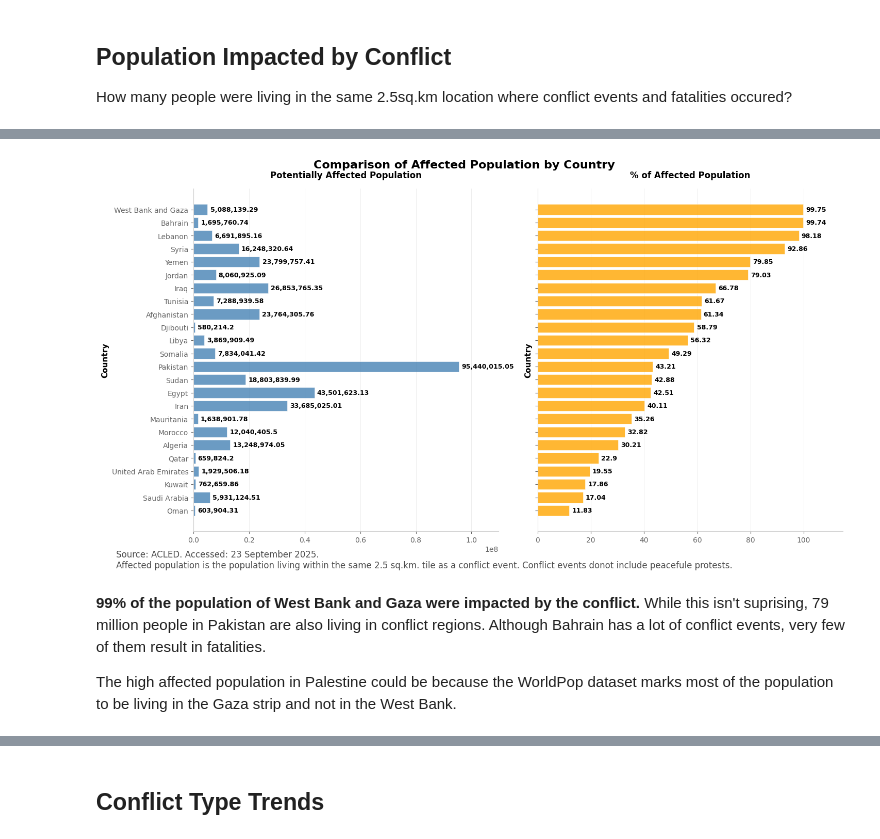
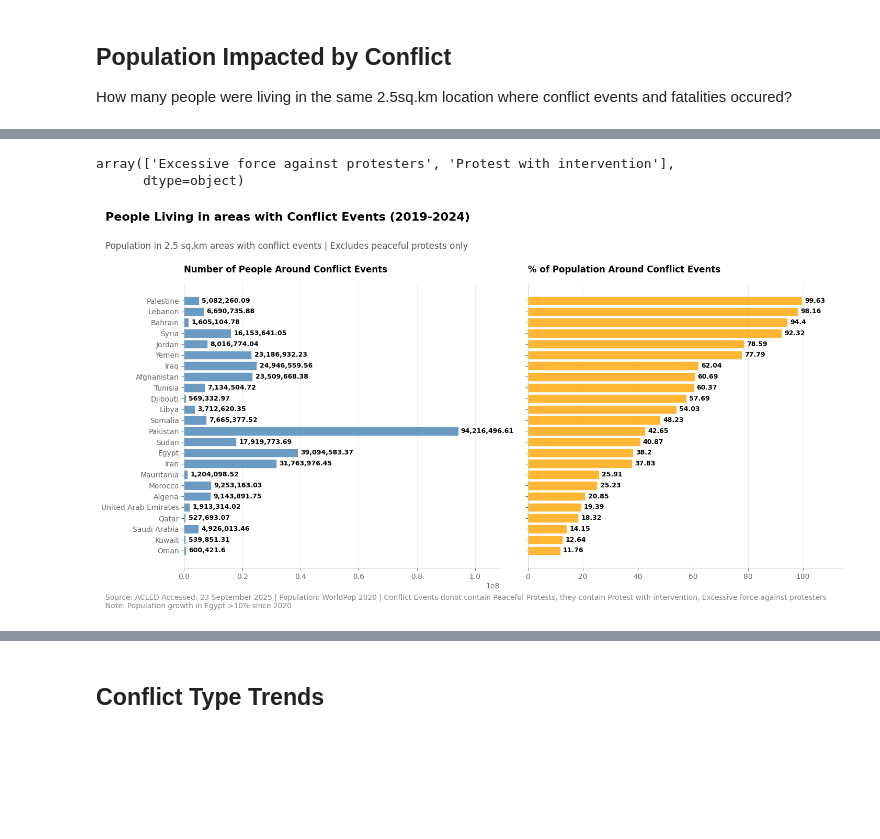
Before and after one commit to worldbank/MENA-FCV-economic-monitor, a Jupyter notebook: notebooks/conflict/acled.ipynb, the cells around one changed output, grey strips where cells are left out. Drawn from its saved outputs; the diff is of its cells as text; code cells hidden in the pictures; blank space fills up the shorter version.

Commit message:
visual changes

```diff
--- a/notebooks/conflict/acled.ipynb
+++ b/notebooks/conflict/acled.ipynb
@@ -206,12 +181,12 @@ conflict_regional_quad12_quarter.to_csv(f'../../data/conflict/conflict_quad12_re
 # %%
 regional_boundary_h3_4 = processing.convert_to_h3_grid(boundaries_adm0, 4)
 # %%
-conflict_national_h3_4 = get_conflict_at_aggregation(regional_boundary_h3_4, 'h3_index', data)
-#conflict_national_q7 = get_national_conflict_at_aggregation(regional_boundary_quadkey7, 'index', data)
-conflict_national_q12 = get_national_conflict_at_aggregation(regional_boundary_quadkey12, 'index', data)
-# conflict_national_q12_noprotest= data[data['event_type'].isin(['Battles',  'Riots',
-#        'Explosions/Remote violence', 'Violence against civilians'])]
-# conflict_national_q12_noprotest = get_national_conflict_at_aggregation(regional_boundary_quadkey12,'index', conflict_national_q12_noprotest )
+# conflict_national_h3_4 = get_conflict_at_aggregation(regional_boundary_h3_4, 'h3_index', data)
+# #conflict_national_q7 = get_national_conflict_at_aggregation(regional_boundary_quadkey7, 'index', data)
+# conflict_national_q12 = get_national_conflict_at_aggregation(regional_boundary_quadkey12, 'index', data)
+conflict_national_q12_noprotest= data[data['event_type'].isin(['Battles',  'Riots',
+       'Explosions/Remote violence', 'Violence against civilians'])]
+conflict_national_q12_noprotest = get_national_conflict_at_aggregation(regional_boundary_quadkey12,'index', conflict_national_q12_noprotest )
 # %%
 #boundaries_quad12.reset_index().to_file('../../data/boundaries/MENAP_regional_quadkey12.gpkg')
 # %% [markdown]
@@ -391,8 +366,8 @@ pop_country.loc[pop_country['country'] == 'Syrian Arab Republic', 'country'] = '
 code_to_country = pop_country[['country_code', 'country']].drop_duplicates().set_index('country_code').to_dict()['country']
 country_to_code = pop_country[['country_code', 'country']].drop_duplicates().set_index('country').to_dict()['country_code']
 # %%
-conflict_national_q12['country_code'] = conflict_national_q12['country'].map(country_to_code)
-#conflict_national_q12_noprotest['country_code'] = conflict_national_q12_noprotest['country'].map(country_to_code)
+#conflict_national_q12['country_code'] = conflict_national_q12['country'].map(country_to_code)
+conflict_national_q12_noprotest['country_code'] = conflict_national_q12_noprotest['country'].map(country_to_code)
 # %%
 pop.rename(columns={'country': 'country_code'}, inplace=True)
 pop['country'] = pop['country_code'].map(code_to_country)
@@ -401,11 +376,12 @@ merged = conflict_national_q12.merge(pop[['index', 'population', 'country']],on=
 merged = merged.groupby(['country', 'country_code'])[['nrEvents', 'nrFatalities', 'population']].sum().reset_index()
 merged = merged.merge(pop_country, on=['country_code', 'country'])
 # %%
-# merged_noprotest = conflict_national_q12_noprotest.merge(pop[['index', 'population', 'country']],on=['index', 'country'], how='left')
-# merged_noprotest = merged_noprotest.groupby(['country', 'country_code'])[['nrEvents', 'nrFatalities', 'population']].sum().reset_index()
-# merged_noprotest = merged_noprotest.merge(pop_country, on=['country', 'country_code'], how='left')
+merged_noprotest = conflict_national_q12_noprotest.merge(pop[['index', 'population', 'country']],on=['index', 'country'], how='left')
+merged_noprotest = merged_noprotest.groupby(['country', 'country_code'])[['nrEvents', 'nrFatalities', 'population']].sum().reset_index()
+merged_noprotest = merged_noprotest.merge(pop_country, on=['country', 'country_code'], how='left')
 # %%
 merged['pc_population'] = 100*merged['population']/merged['totalPopulation']
+merged_noprotest['pc_population'] = 100*merged_noprotest['population']/merged_noprotest['totalPopulation']
 # %%
 conflict_national_q12.to_file(f'../../data/conflict/conflict_quad12_regional_{extracted_date}.gpkg')
 # %%
@@ -413,20 +435,22 @@ merged.loc[merged['country']=='Palestine', 'country'] = 'West Bank and Gaza'
+# %%
+data[data['event_type']=='Protests']['sub_event_type'].unique()
+# %% [output]
+array(['Excessive force against protesters', 'Protest with intervention'],
+      dtype=object)
 # %%
 import altair as alt
 alt.data_transformers.enable('json')
 alt.renderers.enable('default')
 
 plot_dual_metrics_by_country(
-    data =merged,
+    data =merged_noprotest,
     metrics_to_plot =['population', 'pc_population'],
-    metric_display_info = {'population': {'title': 'Potentially Affected Population', 'color': 'steelblue'},
-                           'pc_population': {'title': '% of Affected Population', 'color': 'orange'}},
+    metric_display_info = {'population': {'title': 'Number of People Around Conflict Events', 'color': 'steelblue'},
+                           'pc_population': {'title': '% of Population Around Conflict Events', 'color': 'orange'}},
     sorting_metric = 'pc_population',
-    overall_title = 'Comparison of Affected Population by Country',
-    subtitle = f'Source: ACLED. Accessed: {extracted_date_formatted}.\nAffected population is the population living within the same 2.5 sq.km. tile as a conflict event. Conflict events donot include peacefule protests.'
+    overall_title = 'People Living in areas with Conflict Events (2019-2024)',
+    chart_subtitle='Population in 2.5 sq.km areas with conflict events | Excludes peaceful protests only',
+    source_text = f'Source: ACLED Accessed: {extracted_date_formatted} | Population: WorldPop 2020 | Conflict Events donot contain Peaceful Protests, they contain Protest with intervention, Excessive force against protesters\nNote: Population growth in Egypt >10% since 2020'
 );
 # %% [output]
-[figure, old version]
+[figure, new version]
-# %% [markdown]
-**99% of the population of West Bank and Gaza were impacted by the conflict.** While this isn't suprising, 79 million people in Pakistan are also living in conflict regions. Although Bahrain has a lot of conflict events, very few of them result in fatalities.
-
-The high affected population in Palestine could be because the WorldPop dataset marks most of the population to be living in the Gaza strip and not in the West Bank.
```
Also changed, not shown: parts of 15 cells of this notebook, 1 other file.
